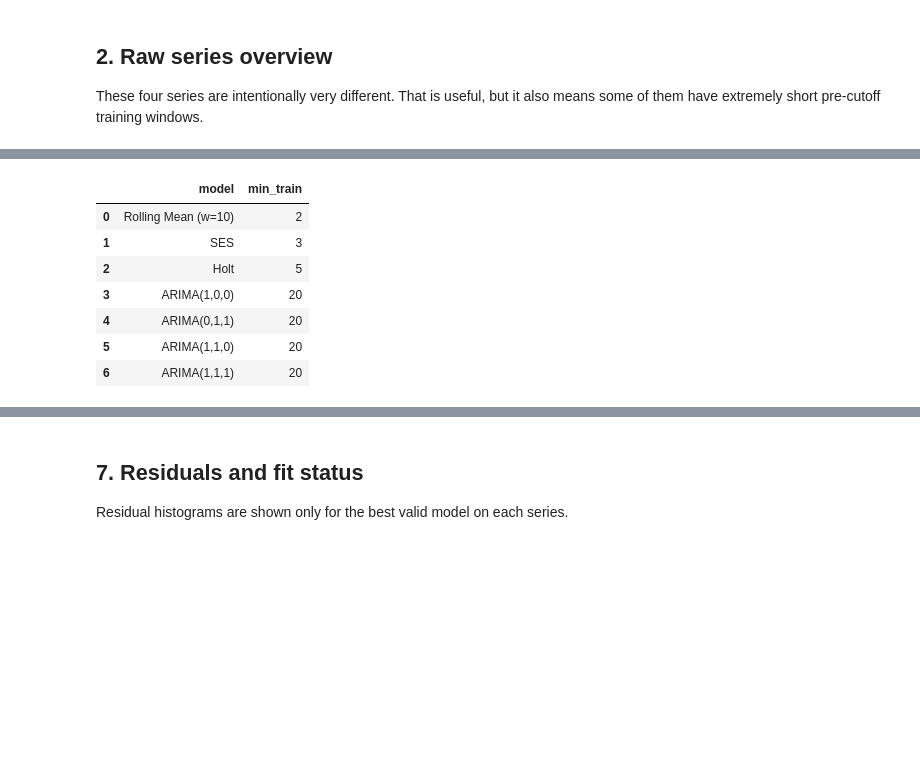
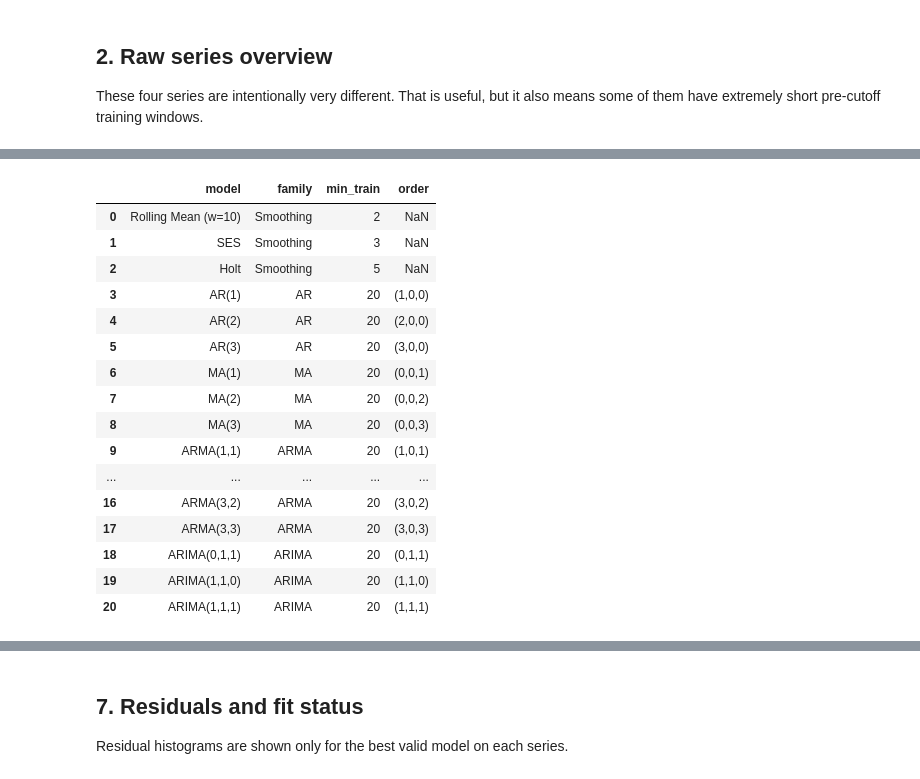
Before and after one commit to jeetrex17/ts-forecasting-project, a Jupyter notebook: notebooks/02_classical_codex.ipynb, the cells around one changed output, grey strips where cells are left out. Cells and saved outputs as stored; diff of their text form; code cells hidden in the pictures; blank space fills up the shorter version.

```diff
--- a/notebooks/02_classical_codex.ipynb
+++ b/notebooks/02_classical_codex.ipynb
@@ -216,51 +217,96 @@ def forecast_rolling_mean(y, steps, window=10):
     return np.repeat(float(y.iloc[-w:].mean()), steps)
 
 
 def forecast_ses(y, steps):
     fit = SimpleExpSmoothing(y, initialization_method="estimated").fit(optimized=True)
     return np.asarray(fit.forecast(steps), dtype=float)
 
 
 def forecast_holt(y, steps):
     fit = Holt(y, initialization_method="estimated").fit(optimized=True)
     return np.asarray(fit.forecast(steps), dtype=float)
 
 
 def make_arima_forecaster(order):
     def _forecast(y, steps):
         fit = ARIMA(
             y,
             order=order,
             enforce_stationarity=False,
             enforce_invertibility=False,
         ).fit()
         pred = np.asarray(fit.forecast(steps), dtype=float)
         if not np.all(np.isfinite(pred)):
             raise ValueError("non_finite_forecast")
         return pred
     return _forecast
 
 
-MODEL_SPECS = {
-    "Rolling Mean (w=10)": {"min_train": 2, "func": lambda y, s: forecast_rolling_mean(y, s, 10)},
-    "SES": {"min_train": 3, "func": forecast_ses},
-    "Holt": {"min_train": 5, "func": forecast_holt},
-    "ARIMA(1,0,0)": {"min_train": 20, "func": make_arima_forecaster((1, 0, 0))},
-    "ARIMA(0,1,1)": {"min_train": 20, "func": make_arima_forecaster((0, 1, 1))},
-    "ARIMA(1,1,0)": {"min_train": 20, "func": make_arima_forecaster((1, 1, 0))},
-    "ARIMA(1,1,1)": {"min_train": 20, "func": make_arima_forecaster((1, 1, 1))},
-}
+MODEL_SPECS = {}
 
-display(pd.DataFrame({"model": list(MODEL_SPECS), "min_train": [spec["min_train"] for spec in MODEL_SPECS.values()]}))
+
+def register_model(name, family, min_train, func, p=np.nan, d=np.nan, q=np.nan):
+    MODEL_SPECS[name] = {
+        "family": family,
+        "min_train": min_train,
+        "func": func,
+        "p": p,
+        "d": d,
+        "q": q,
+    }
+
+
+register_model("Rolling Mean (w=10)", "Smoothing", 2, lambda y, s: forecast_rolling_mean(y, s, 10))
+register_model("SES", "Smoothing", 3, forecast_ses)
+register_model("Holt", "Smoothing", 5, forecast_holt)
+
+for p in range(1, 4):
+    register_model(f"AR({p})", "AR", 20, make_arima_forecaster((p, 0, 0)), p=p, d=0, q=0)
+
+for q in range(1, 4):
+    register_model(f"MA({q})", "MA", 20, make_arima_forecaster((0, 0, q)), p=0, d=0, q=q)
+
+for p in range(1, 4):
+    for q in range(1, 4):
+        register_model(f"ARMA({p},{q})", "ARMA", 20, make_arima_forecaster((p, 0, q)), p=p, d=0, q=q)
+
+for name, order in {
+    "ARIMA(0,1,1)": (0, 1, 1),
+    "ARIMA(1,1,0)": (1, 1, 0),
+    "ARIMA(1,1,1)": (1, 1, 1),
+}.items():
+    register_model(name, "ARIMA", 20, make_arima_forecaster(order), p=order[0], d=order[1], q=order[2])
+
+model_overview = pd.DataFrame(
+    [
+        {
+            "model": name,
+            "family": spec["family"],
+            "min_train": spec["min_train"],
+            "order": None if pd.isna(spec["p"]) else f"({int(spec['p'])},{int(spec['d'])},{int(spec['q'])})",
+        }
+        for name, spec in MODEL_SPECS.items()
+    ]
+)
+display(model_overview)
 # %% [output]
-|  | model | min_train |
-| 0 | Rolling Mean (w=10) | 2 |
-| 1 | SES | 3 |
-| 2 | Holt | 5 |
-| 3 | ARIMA(1,0,0) | 20 |
-| 4 | ARIMA(0,1,1) | 20 |
-| 5 | ARIMA(1,1,0) | 20 |
-| 6 | ARIMA(1,1,1) | 20 |
+|  | model | family | min_train | order |
+| 0 | Rolling Mean (w=10) | Smoothing | 2 | NaN |
+| 1 | SES | Smoothing | 3 | NaN |
+| 2 | Holt | Smoothing | 5 | NaN |
+| 3 | AR(1) | AR | 20 | (1,0,0) |
+| 4 | AR(2) | AR | 20 | (2,0,0) |
+| 5 | AR(3) | AR | 20 | (3,0,0) |
+| 6 | MA(1) | MA | 20 | (0,0,1) |
+| 7 | MA(2) | MA | 20 | (0,0,2) |
+| 8 | MA(3) | MA | 20 | (0,0,3) |
+| 9 | ARMA(1,1) | ARMA | 20 | (1,0,1) |
+| ... | ... | ... | ... | ... |
+| 16 | ARMA(3,2) | ARMA | 20 | (3,0,2) |
+| 17 | ARMA(3,3) | ARMA | 20 | (3,0,3) |
+| 18 | ARIMA(0,1,1) | ARIMA | 20 | (0,1,1) |
+| 19 | ARIMA(1,1,0) | ARIMA | 20 | (1,1,0) |
+| 20 | ARIMA(1,1,1) | ARIMA | 20 | (1,1,1) |
 # %% [markdown]
 ## 4. Evaluation
 
```
Also changed, not shown: parts of 10 cells of this notebook.
